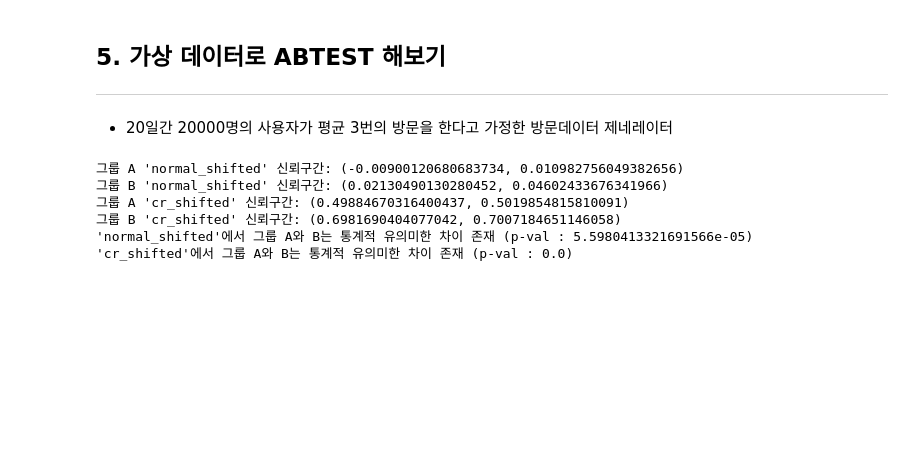
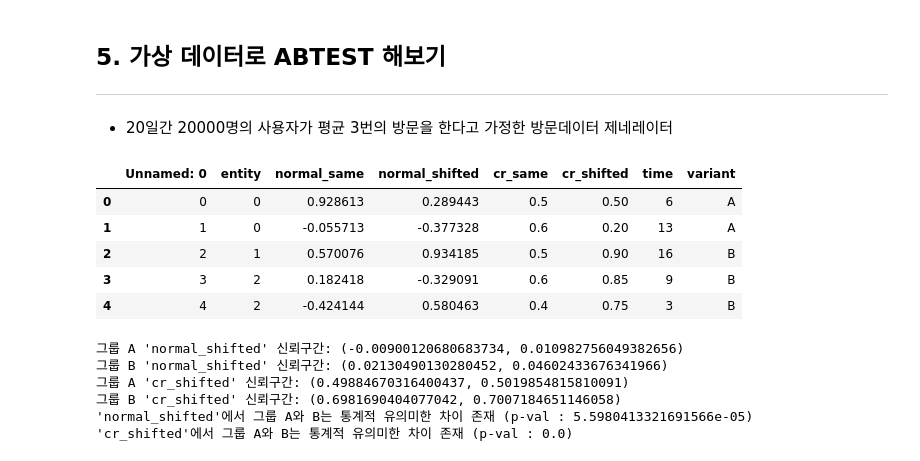
Before and after one commit to dandacompany/kmu-practical-ds-2024, a Jupyter notebook: lecture10/lecture10.ipynb, the cells around one changed output. Cells and saved outputs as stored; diff of their text form; code cells hidden in the pictures; blank space fills up the shorter version.

```diff
--- a/lecture10/lecture10.ipynb
+++ b/lecture10/lecture10.ipynb
@@ -552,4 +621,28 @@ ___
 * 20일간 20000명의 사용자가 평균 3번의 방문을 한다고 가정한 방문데이터 제네레이터
 # %%
 # %run generate_data.py
+# %%
+import pandas as pd
+import numpy as np
+from scipy.stats import ttest_ind, t
+from scipy import stats
+
+def calculate_confidence_interval(data, confidence=0.95):
+    n = len(data)
+    mean = np.mean(data)
+    stderr = stats.sem(data)
+    interval = stderr * t.ppf((1 + confidence) / 2., n-1)
+    return (mean - interval, mean + interval)
+
+# 데이터 파일 로드
+file_path = "simulation/simulation0.csv"
+data = pd.read_csv(file_path)
+data.head()
+# %% [output]
+|  | Unnamed: 0 | entity | normal_same | normal_shifted | cr_same | cr_shifted | time | variant |
+| 0 | 0 | 0 | 0.928613 | 0.289443 | 0.5 | 0.50 | 6 | A |
+| 1 | 1 | 0 | -0.055713 | -0.377328 | 0.6 | 0.20 | 13 | A |
+| 2 | 2 | 1 | 0.570076 | 0.934185 | 0.5 | 0.90 | 16 | B |
+| 3 | 3 | 2 | 0.182418 | -0.329091 | 0.6 | 0.85 | 9 | B |
+| 4 | 4 | 2 | -0.424144 | 0.580463 | 0.4 | 0.75 | 3 | B |
 # %%
```
Also changed, not shown: parts of 11 cells of this notebook, 7 other files.
